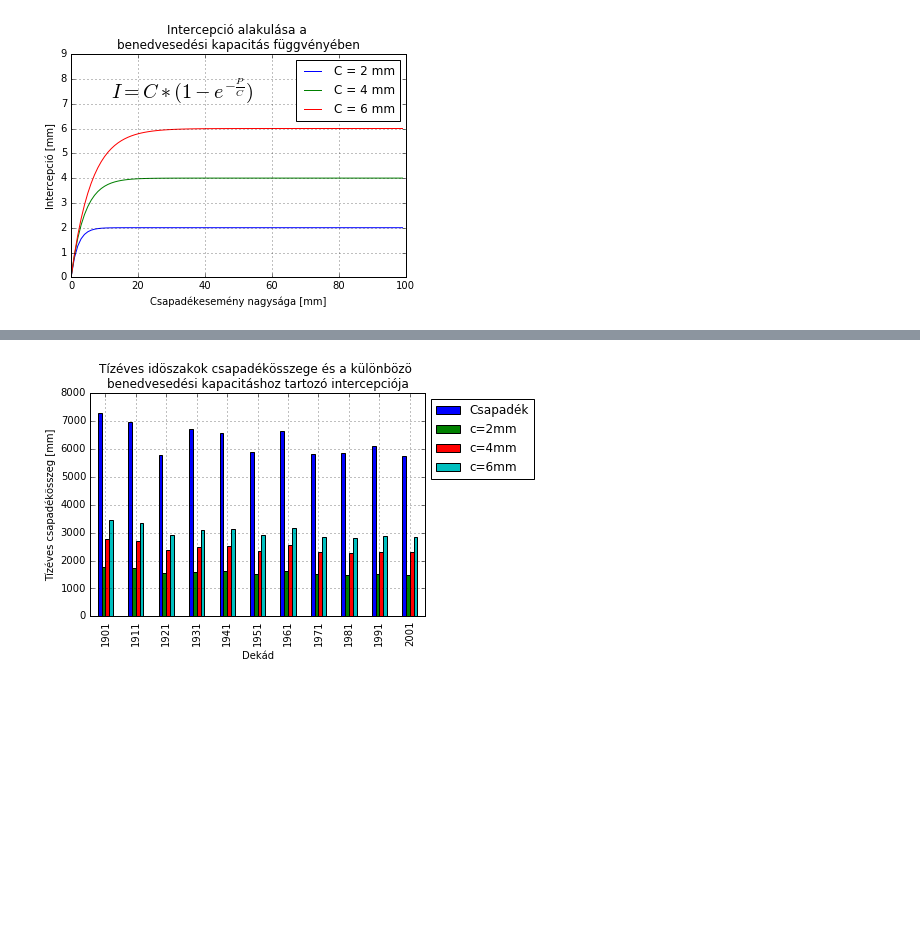
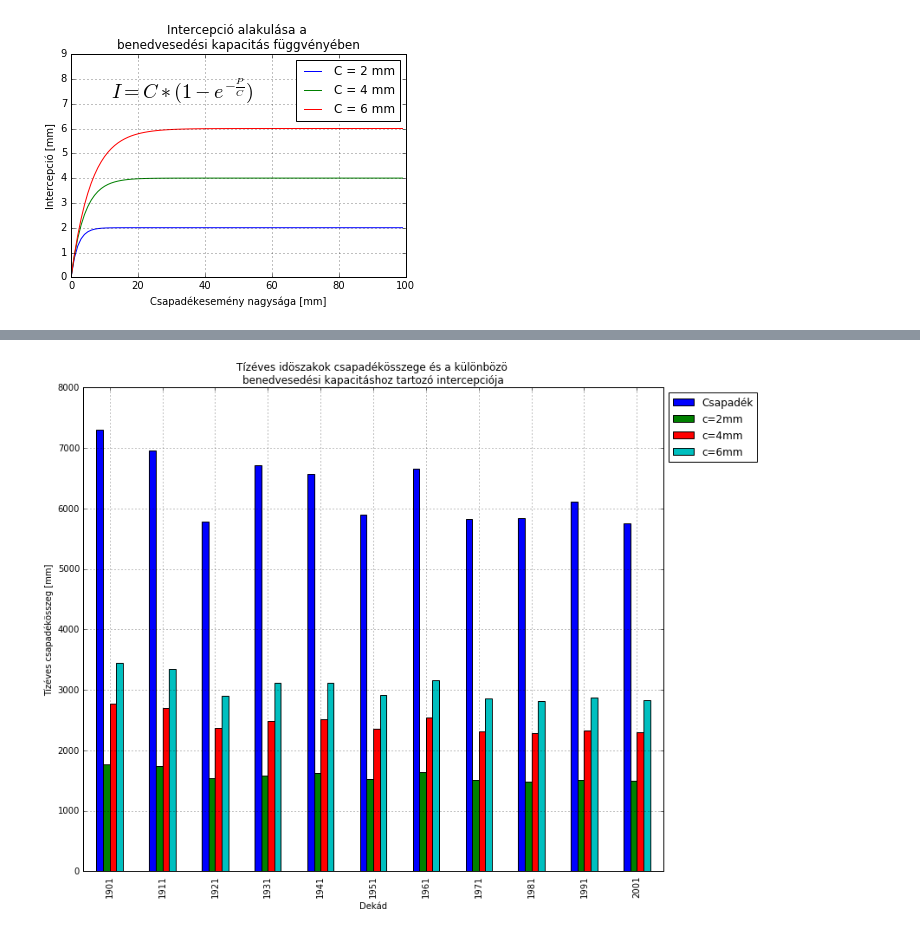
Before and after one commit to jsheperd/forest_water, a Jupyter notebook: interception.ipynb, the cells around one changed output, grey strips where cells are left out. Saved outputs shown, nothing was run; the diff lists cells and outputs as text; code cells hidden in the pictures; blank space fills up the shorter version.

```diff
--- a/interception.ipynb
+++ b/interception.ipynb
@@ -201,14 +203,13 @@ szo_daily['Month'] = map(lambda d: d.month, szo_daily['#datum'])
 szo_daily['Vegetation'] = map(lambda d: ((5<=d.month) & (d.month<=10)), szo_daily['#datum'])
 # %%
 #Teljes évek
-
-szo_daily.groupby(['Decad'])['d_rs', 'c2', 'c4', 'c6'].sum().plot(kind='bar')
+szo_daily.groupby(['Decad'])['d_rs', 'c2', 'c4', 'c6'].sum().plot(kind='bar', figsize=(12, 10))
 plt.title(u'Tízéves idöszakok csapadékösszege és a különbözö \nbenedvesedési kapacitáshoz tartozó intercepciója')
 plt.xlabel(u'Dekád')
 plt.ylabel(u'Tízéves csapadékösszeg [mm]')
 plt.legend(loc="upper left", bbox_to_anchor=(1,1), labels=[u'Csapadék', 'c=2mm', 'c=4mm', 'c=6mm'])
 plt.grid(True)
 # %% [output]
-[figure, old version]
+[figure, new version]
 # %%
 #Csak a vegetációs időszak
```
Also changed, not shown: parts of 4 cells of this notebook.
